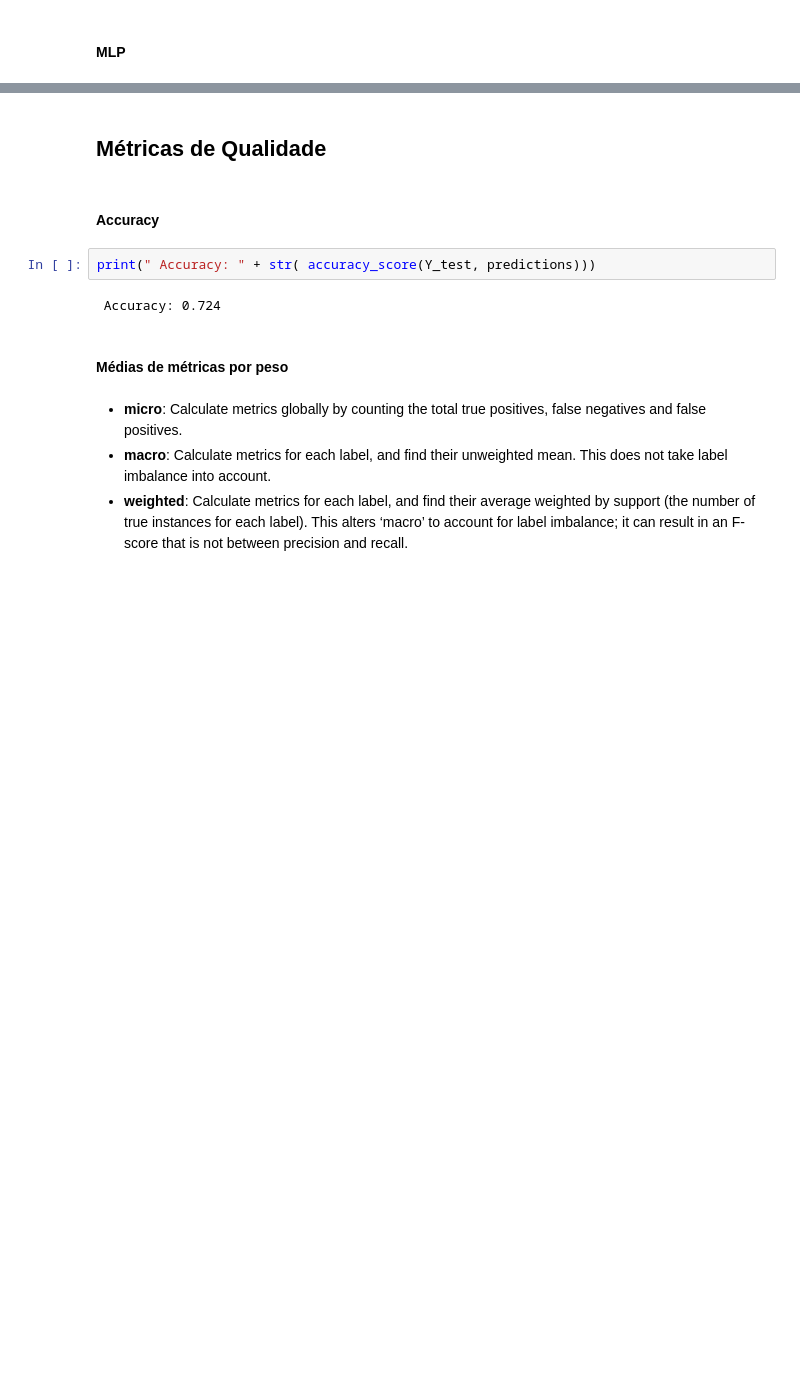
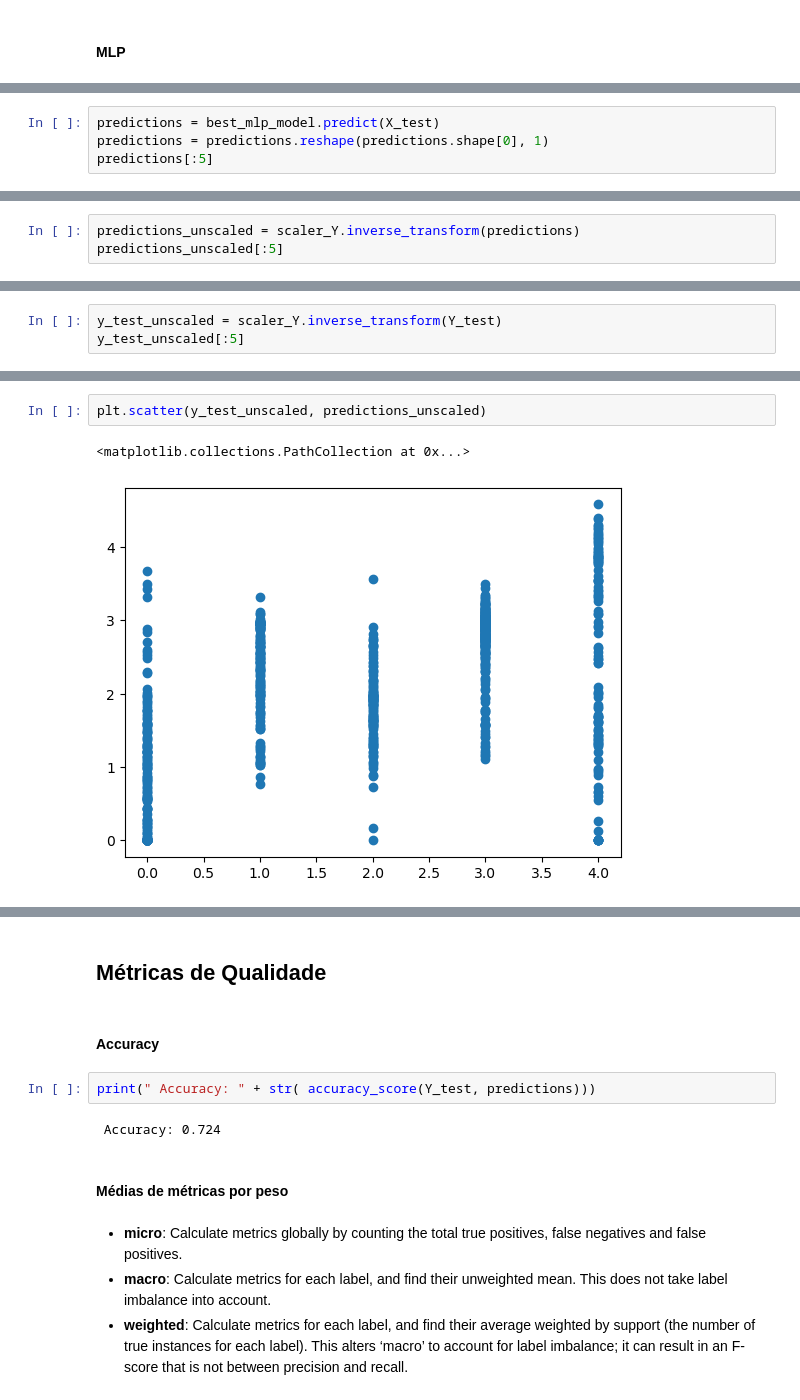
Before and after one commit to vascoliveira2511/DAA, a Jupyter notebook: competicao/incidentPrediction.ipynb, the cells around one changed output, grey strips where cells are left out. Cells and saved outputs as stored; diff of their text form; blank space fills up the shorter version.

```diff
--- a/competicao/incidentPrediction.ipynb
+++ b/competicao/incidentPrediction.ipynb
@@ -475,0 +596,4 @@ predictions = model.predict(X_test)
+# %%
+predictions = best_mlp_model.predict(X_test)
+predictions = predictions.reshape(predictions.shape[0], 1)
+predictions[:5]
@@ -475,0 +607,3 @@ predictions = model.predict(X_test)
+# %%
+predictions_unscaled = scaler_Y.inverse_transform(predictions)
+predictions_unscaled[:5]
@@ -475,0 +616,3 @@ predictions = model.predict(X_test)
+# %%
+y_test_unscaled = scaler_Y.inverse_transform(Y_test)
+y_test_unscaled[:5]
@@ -475,0 +634,5 @@ predictions = model.predict(X_test)
+# %%
+plt.scatter(y_test_unscaled, predictions_unscaled)
+# %% [output]
+<matplotlib.collections.PathCollection at 0x...>
+[figure, added]
```
Also changed, not shown: parts of 31 cells of this notebook.
